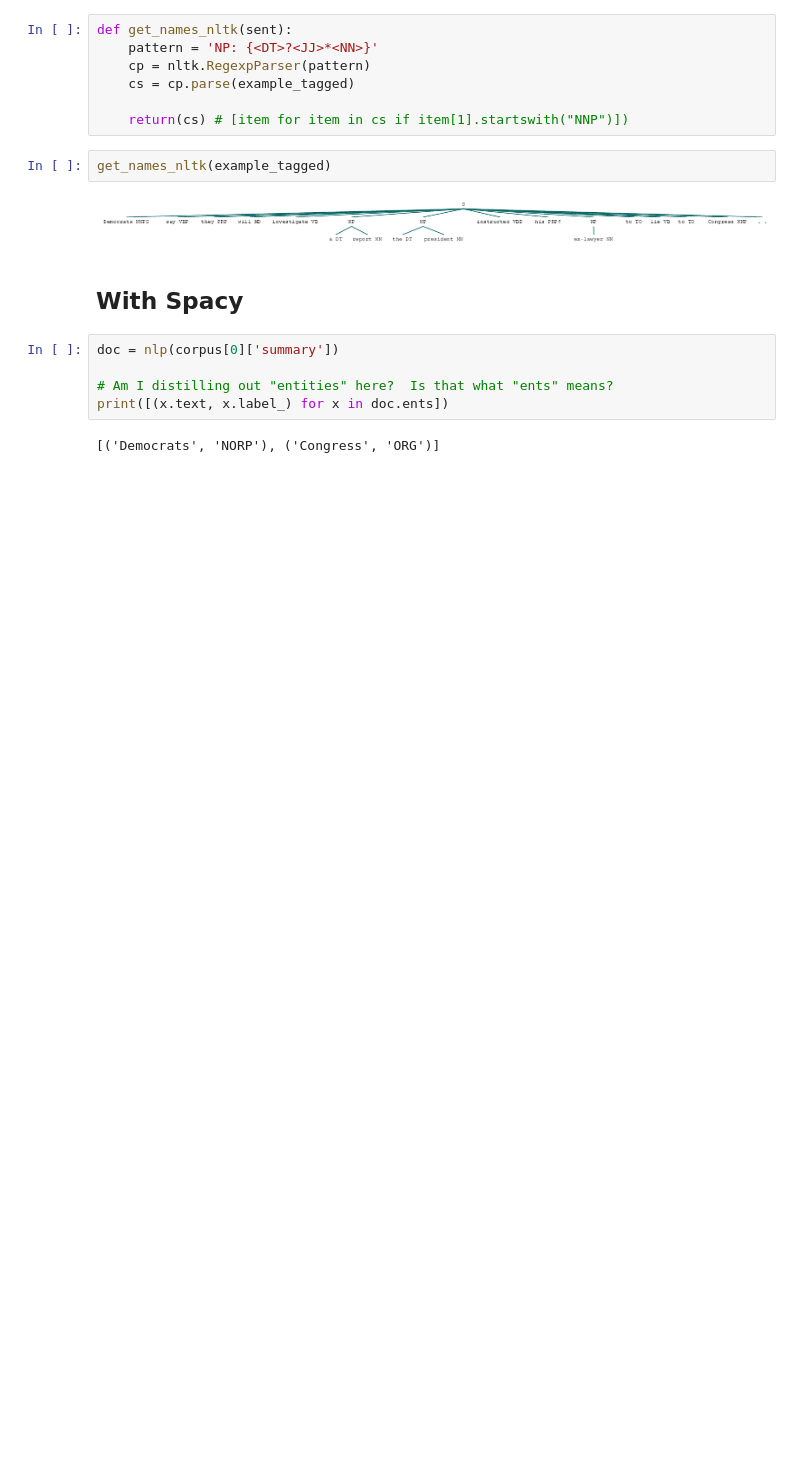
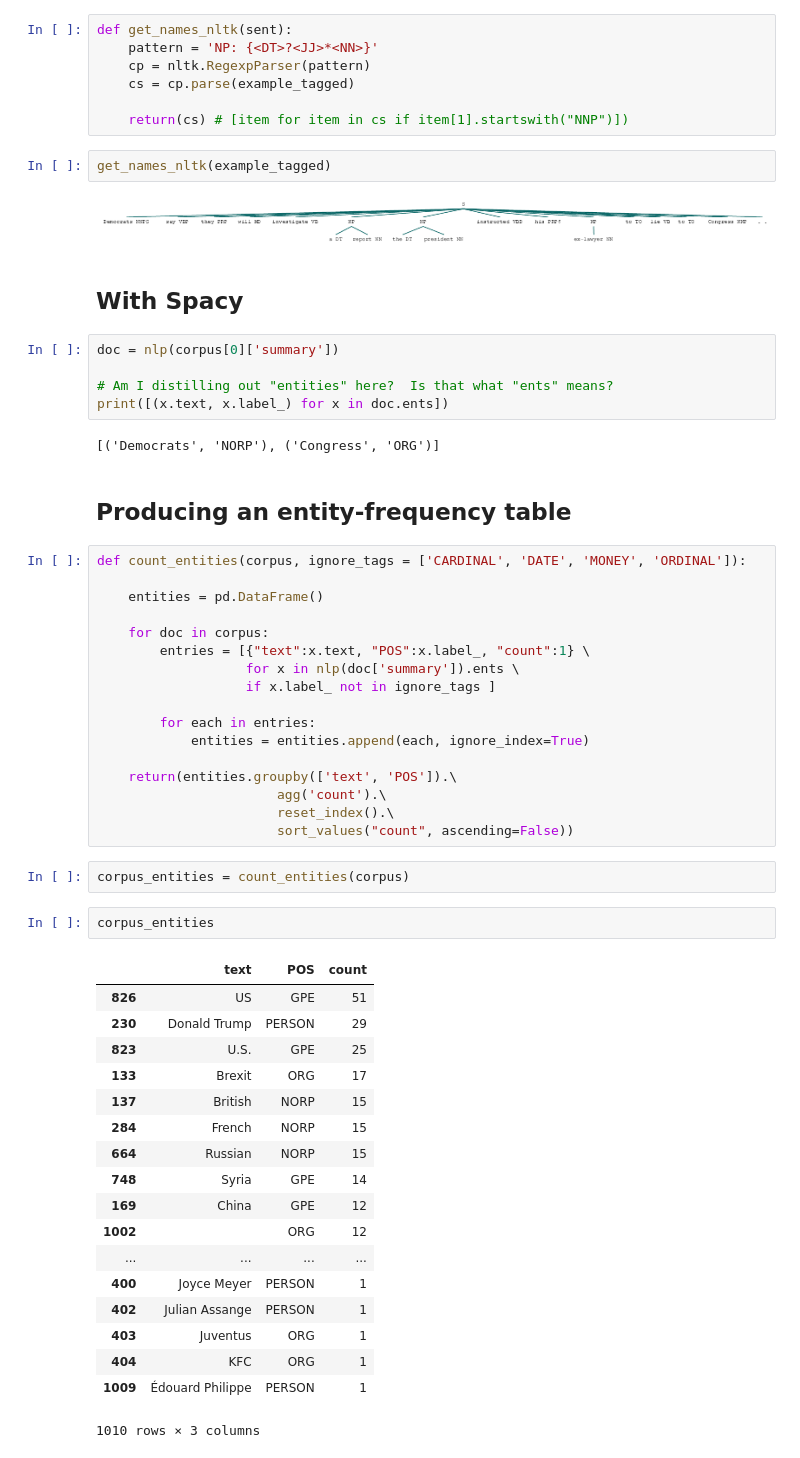
Before and after one commit to OzwaldCavendish/RSS-scraping, a Jupyter notebook: sourcing_RSS_data.ipynb, the cells around one changed output. Saved outputs shown, nothing was run; the diff lists cells and outputs as text; blank space fills up the shorter version.

Commit message:
Finished extraction and tabulation of named entities using Spacy

```diff
--- a/sourcing_RSS_data.ipynb
+++ b/sourcing_RSS_data.ipynb
@@ -287,3 +292,45 @@ doc = nlp(corpus[0]['summary'])
 print([(x.text, x.label_) for x in doc.ents])
 # %% [output]
 [('Democrats', 'NORP'), ('Congress', 'ORG')]
+# %% [markdown]
+## Producing an entity-frequency table
+# %%
+def count_entities(corpus, ignore_tags = ['CARDINAL', 'DATE', 'MONEY', 'ORDINAL']):
+
+    entities = pd.DataFrame()
+
+    for doc in corpus:
+        entries = [{"text":x.text, "POS":x.label_, "count":1} \
+                   for x in nlp(doc['summary']).ents \
+                   if x.label_ not in ignore_tags ]
+
+        for each in entries:
+            entities = entities.append(each, ignore_index=True)
+
+    return(entities.groupby(['text', 'POS']).\
+                       agg('count').\
+                       reset_index().\
+                       sort_values("count", ascending=False))
+# %%
+corpus_entities = count_entities(corpus)
+# %%
+corpus_entities
+# %% [output]
+|  | text | POS | count |
+| 826 | US | GPE | 51 |
+| 230 | Donald Trump | PERSON | 29 |
+| 823 | U.S. | GPE | 25 |
+| 133 | Brexit | ORG | 17 |
+| 137 | British | NORP | 15 |
+| 284 | French | NORP | 15 |
+| 664 | Russian | NORP | 15 |
+| 748 | Syria | GPE | 14 |
+| 169 | China | GPE | 12 |
+| 1002 |  | ORG | 12 |
+| ... | ... | ... | ... |
+| 400 | Joyce Meyer | PERSON | 1 |
+| 402 | Julian Assange | PERSON | 1 |
+| 403 | Juventus | ORG | 1 |
+| 404 | KFC | ORG | 1 |
+| 1009 | Édouard Philippe | PERSON | 1 |
+1010 rows × 3 columns
```
Also changed, not shown: parts of 3 cells of this notebook.
